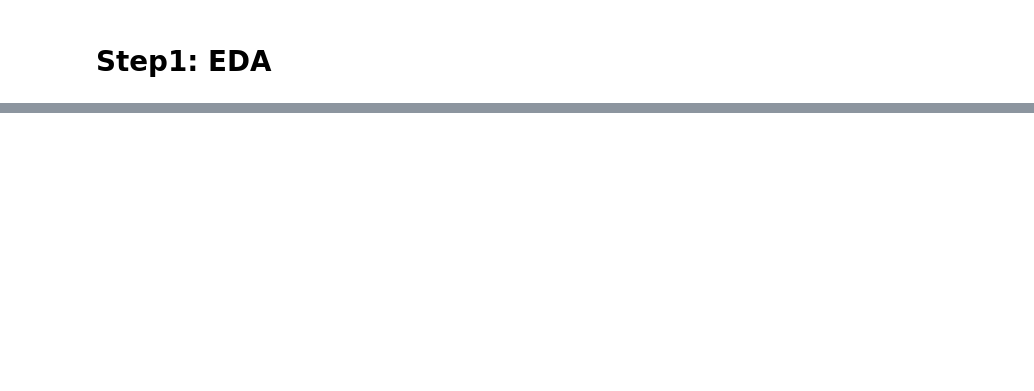
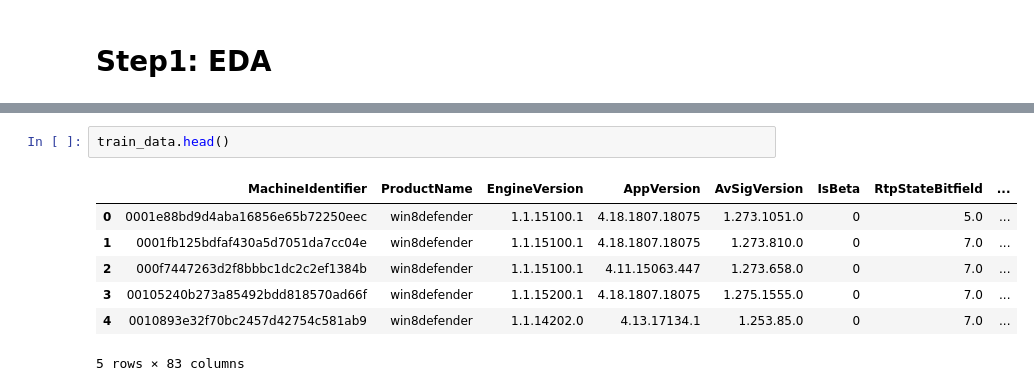
Before and after one commit to youssef-223/Digital-Egypt-Pioneers-Initiative-DEPI-, a Jupyter notebook: Microsoft_Malware_Kaagle/Microsoft_Malware_Classification.ipynb, the cells around one changed output, grey strips where cells are left out. Cells and saved outputs as stored; diff of their text form; blank space fills up the shorter version.

```diff
--- a/Microsoft_Malware_Kaagle/Microsoft_Malware_Classification.ipynb
+++ b/Microsoft_Malware_Kaagle/Microsoft_Malware_Classification.ipynb
@@ -40 +69,11 @@ Processing chunk 9
+# %%
+train_data.head()
+# %% [output]
+|  | MachineIdentifier | ProductName | EngineVersion | AppVersion | AvSigVersion | IsBeta | RtpStateBitfield | ... |
+| 0 | 0001e88bd9d4aba16856e65b72250eec | win8defender | 1.1.15100.1 | 4.18.1807.18075 | 1.273.1051.0 | 0 | 5.0 | ... |
+| 1 | 0001fb125bdfaf430a5d7051da7cc04e | win8defender | 1.1.15100.1 | 4.18.1807.18075 | 1.273.810.0 | 0 | 7.0 | ... |
+| 2 | 000f7447263d2f8bbbc1dc2c2ef1384b | win8defender | 1.1.15100.1 | 4.11.15063.447 | 1.273.658.0 | 0 | 7.0 | ... |
+| 3 | 00105240b273a85492bdd818570ad66f | win8defender | 1.1.15200.1 | 4.18.1807.18075 | 1.275.1555.0 | 0 | 7.0 | ... |
+| 4 | 0010893e32f70bc2457d42754c581ab9 | win8defender | 1.1.14202.0 | 4.13.17134.1 | 1.253.85.0 | 0 | 7.0 | ... |
+5 rows × 83 columns
 # %%
```
Also changed, not shown: parts of 20 cells of this notebook, 1 other file.
